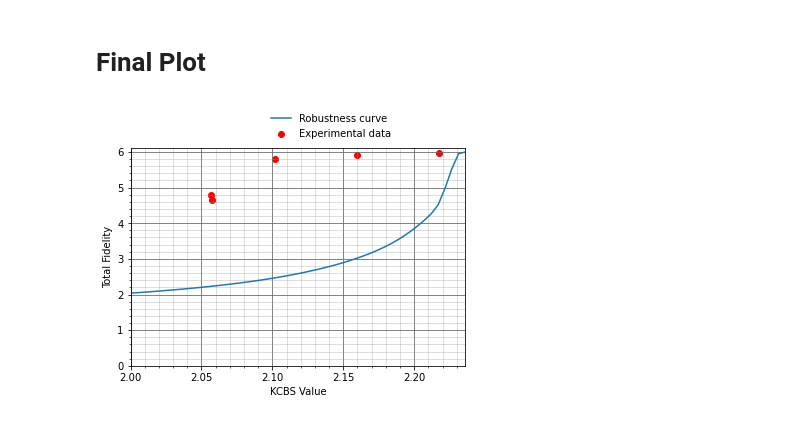
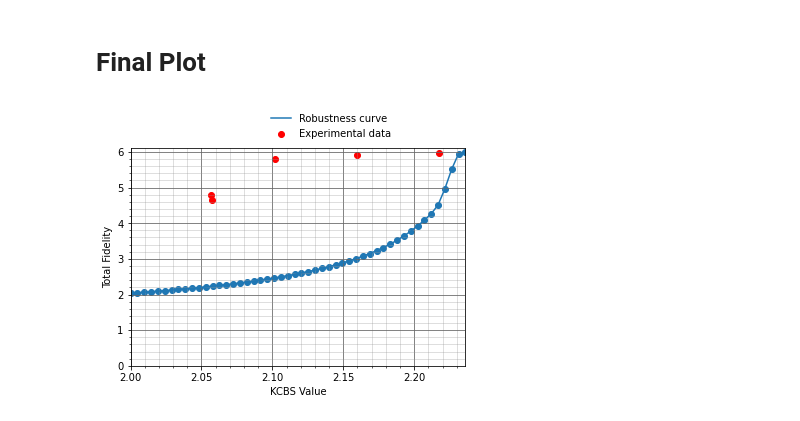
Before and after one commit to toAtulArora/swapKCBS, a Jupyter notebook: USTC_Context/Self-testing_experiement_2.ipynb, the cells around one changed output. Drawn from its saved outputs; the diff is of its cells as text; code cells hidden in the pictures.

```diff
--- a/USTC_Context/Self-testing_experiement_2.ipynb
+++ b/USTC_Context/Self-testing_experiement_2.ipynb
@@ -374,25 +374,26 @@ tot_fid_22
 # %%
 Fidata = pd.read_csv("Robustness_1.csv")
 Fidata["KCBS Value"] = Fidata["KCBS Value"]*5 + 2.0
 fig = plt.figure()
 #plt.plot(Fidata["KCBS Value"]+err,Fidata["Total Fidelity"]-fiderr,label='Noisy curve')
 # plt.plot(Fidata["KCBS Value"],Fidata["Total Fidelity"]-fiderr,label='Noisy curve')
+plt.scatter(Fidata["KCBS Value"],Fidata["Total Fidelity"])
 plt.plot(Fidata["KCBS Value"],Fidata["Total Fidelity"],label='Robustness curve')
 plt.scatter(data_x,Total_fid,color = 'red',label='Experimental data')
 # plt.axvline((5+3.886)/4,color = 'green',label='Experimentally observed best violation')
 plt.xlim(2,np.sqrt(5))
 plt.ylim(0,6.1)
 # plt.grid(True)
 # plt.grid(False)
 # Show the major grid lines with dark grey lines
 plt.grid(b=True, which='major', color='#666666', linestyle='-')
 
 # Show the minor grid lines with very faint and almost transparent grey lines
 plt.minorticks_on()
 plt.grid(b=True, which='minor', color='#999999', linestyle='-', alpha=0.4)
 plt.xlabel('KCBS Value')
 plt.ylabel('Total Fidelity')
 plt.legend(loc='upper center', bbox_to_anchor=(0.6, 1.2),shadow=False, ncol=1,frameon=False)
 plt.savefig('Robust.pdf', bbox_inches='tight')
 # %% [output]
-[figure, old version]
+[figure, new version]
```
Also changed, not shown: 1 other file.
